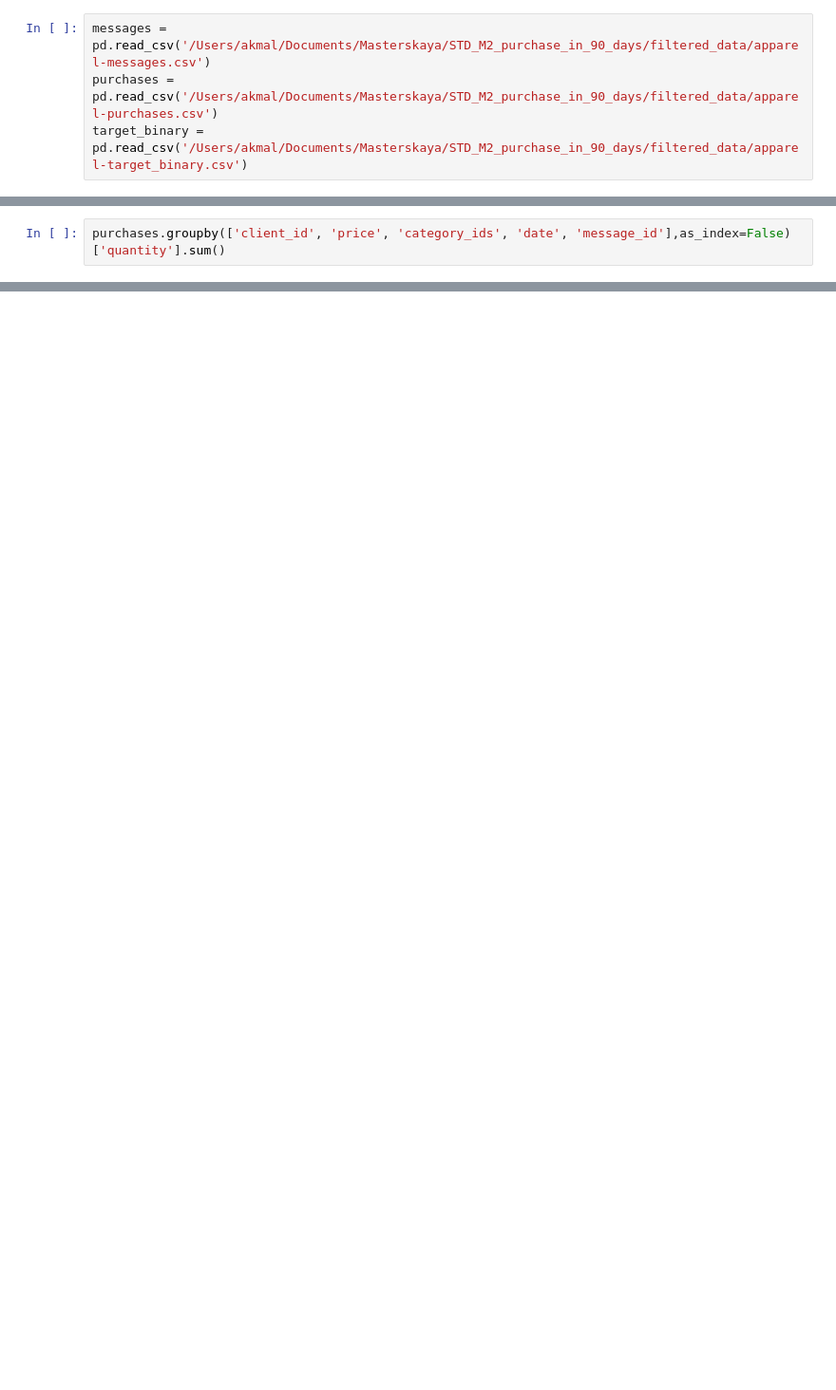
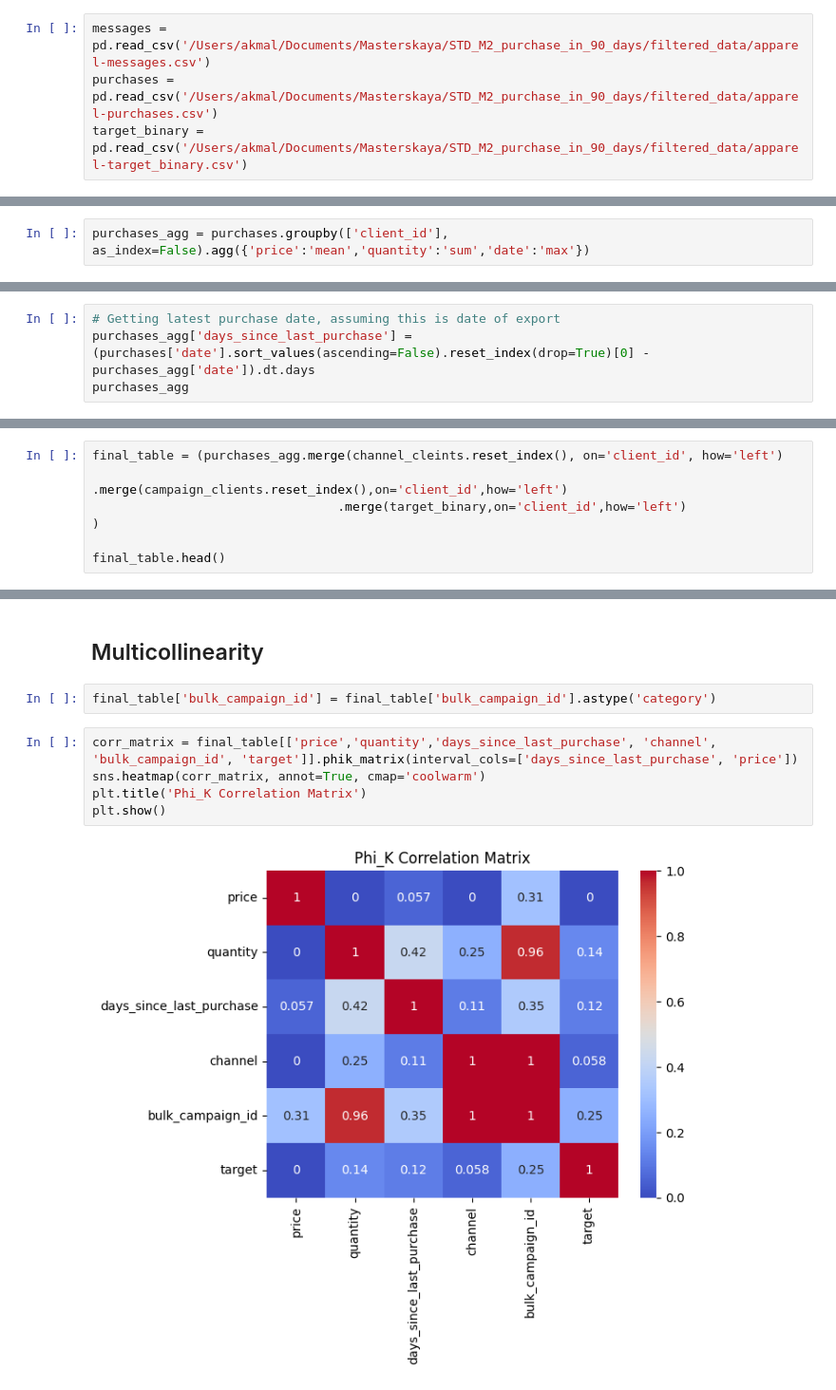
Before and after one commit to AKMALKULIEV/Marketing, a Jupyter notebook: Marketing.ipynb, the cells around one changed output, grey strips where cells are left out. Shown: that part at 95% size. Drawn from its saved outputs; the diff is of its cells as text; blank space fills up the shorter version.

```diff
--- a/Marketing.ipynb
+++ b/Marketing.ipynb
@@ -31,2 +98,2 @@ memory usage: 9.3+ MB
 # %%
-purchases.groupby(['client_id', 'price', 'category_ids', 'date', 'message_id'],as_index=False)['quantity'].sum()
+purchases_agg = purchases.groupby(['client_id'], as_index=False).agg({'price':'mean','quantity':'sum','date':'max'})
@@ -62,0 +100,4 @@ memory usage: 9.3+ MB
+# %%
+# Getting latest purchase date, assuming this is date of export
+purchases_agg['days_since_last_purchase'] = (purchases['date'].sort_values(ascending=False).reset_index(drop=True)[0] - purchases_agg['date']).dt.days
+purchases_agg
@@ -62,0 +118,7 @@ memory usage: 9.3+ MB
+# %%
+final_table = (purchases_agg.merge(channel_cleints.reset_index(), on='client_id', how='left')
+                                 .merge(campaign_clients.reset_index(),on='client_id',how='left')
+                                 .merge(target_binary,on='client_id',how='left')
+)
+
+final_table.head()
@@ -62,0 +152,11 @@ memory usage: 9.3+ MB
+# %% [markdown]
+## Multicollinearity
+# %%
+final_table['bulk_campaign_id'] = final_table['bulk_campaign_id'].astype('category')
+# %%
+corr_matrix = final_table[['price','quantity','days_since_last_purchase', 'channel', 'bulk_campaign_id', 'target']].phik_matrix(interval_cols=['days_since_last_purchase', 'price'])
+sns.heatmap(corr_matrix, annot=True, cmap='coolwarm')
+plt.title('Phi_K Correlation Matrix')
+plt.show()
+# %% [output]
+[figure, added]
```
Also changed, not shown: parts of 24 cells of this notebook, 1 other file.
